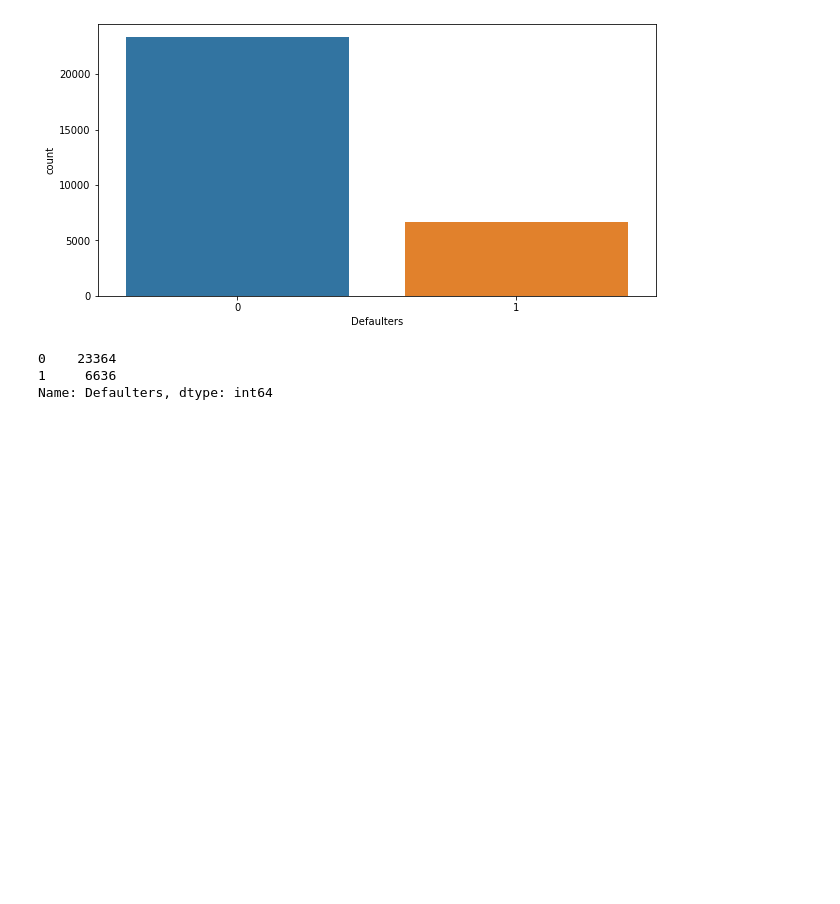
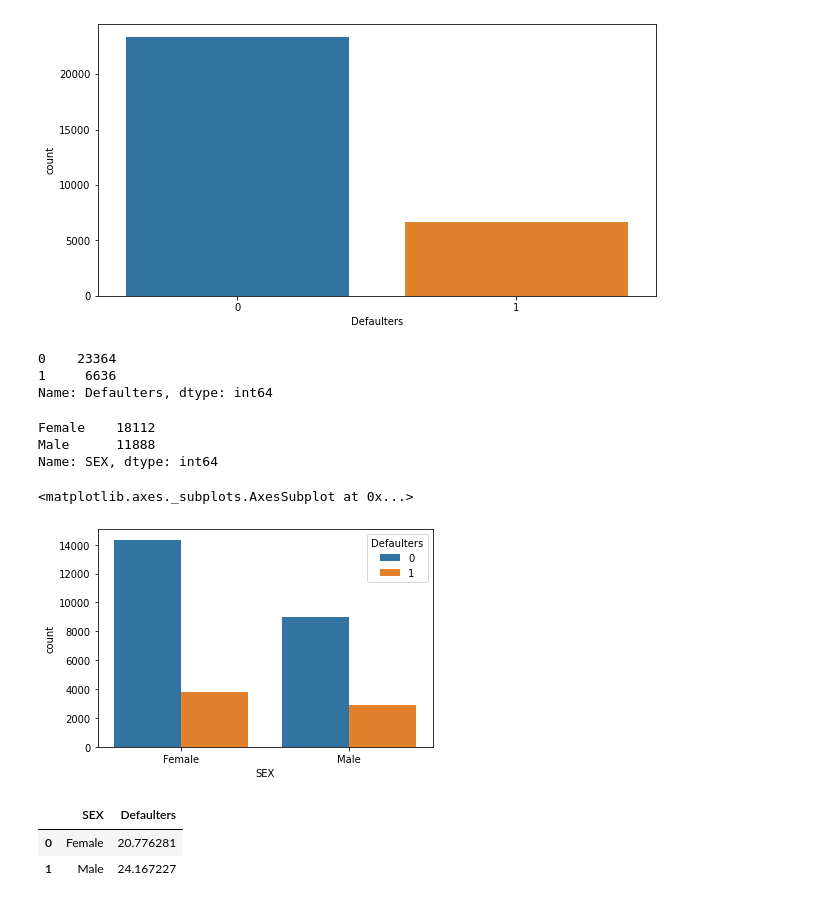
Before and after one commit to Sharath2021/Credit-Card-Default-Prediction, a Jupyter notebook: Credit_Card_Default_Prediction.ipynb, the cells around one changed output. Cells and saved outputs as stored; diff of their text form; code cells hidden in the pictures; blank space fills up the shorter version.

```diff
--- a/Credit_Card_Default_Prediction.ipynb
+++ b/Credit_Card_Default_Prediction.ipynb
@@ -148,3 +148,25 @@ credit_df['Defaulters'].value_counts()
 0    23364
 1     6636
 Name: Defaulters, dtype: int64
+# %%
+credit_df.replace({'SEX': {1 : 'Male', 2 : 'Female'}, 'EDUCATION' : {1 : 'graduate school', 2 : 'university', 3 : 'high school', 4 : 'others',}, 'MARRIAGE' : {1 : 'Married', 2 : 'Single', 3 : 'Others'}}, inplace = True)
+# %%
+credit_df['SEX'].value_counts()
+# %% [output]
+Female    18112
+Male      11888
+Name: SEX, dtype: int64
+# %%
+sns.countplot(x = 'SEX', hue = 'Defaulters', data = credit_df)
+# %% [output]
+<matplotlib.axes._subplots.AxesSubplot at 0x...>
+[figure, added]
+# %%
+#percentage of Defaulters
+df_sex=credit_df[['Defaulters','SEX']].groupby('SEX').mean().reset_index()
+df_sex['Defaulters']=df_sex['Defaulters']*100
+df_sex
+# %% [output]
+|  | SEX | Defaulters |
+| 0 | Female | 20.776281 |
+| 1 | Male | 24.167227 |
```
Also changed, not shown: parts of 6 cells of this notebook.
